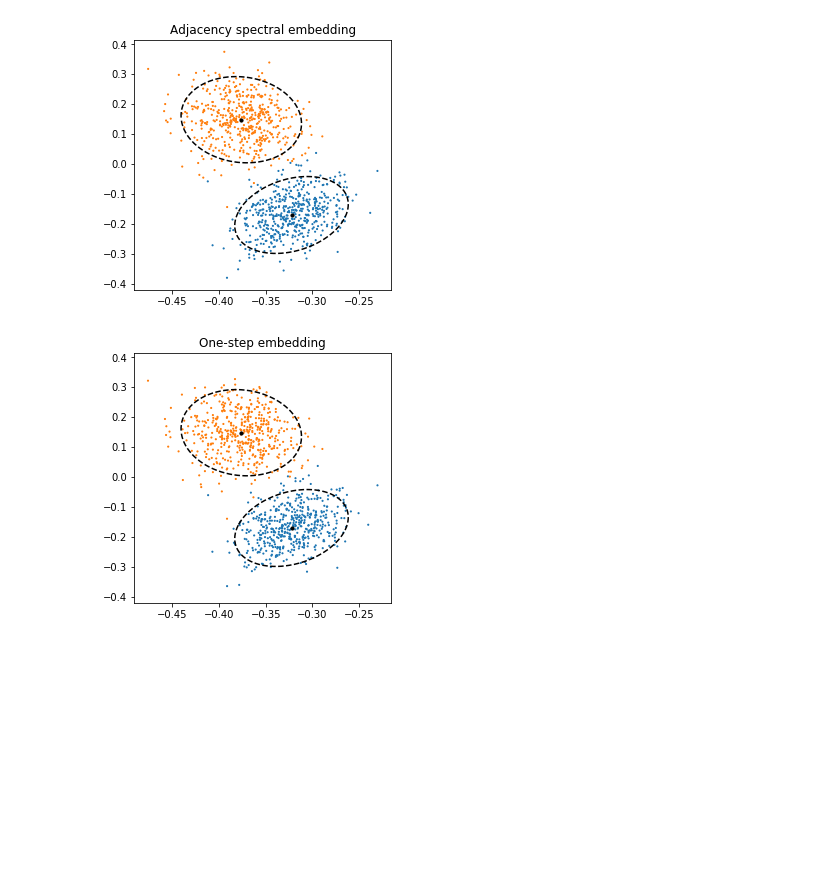
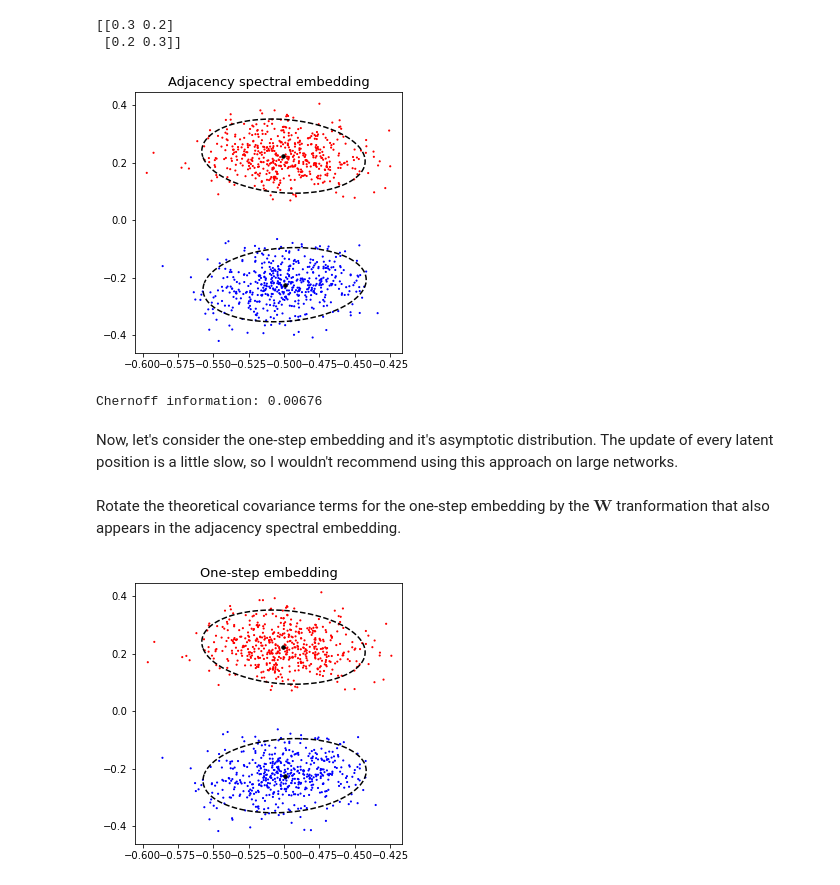
Before and after one commit to iggallagher/Miscellaneous, a Jupyter notebook: One-step Embedding.ipynb, the cells around one changed output. Saved outputs shown, nothing was run; the diff lists cells and outputs as text; code cells hidden in the pictures; blank space fills up the shorter version.

Commit message:
Examples from one-step embedding paper

```diff
--- a/One-step Embedding.ipynb
+++ b/One-step Embedding.ipynb
@@ -152,16 +73,40 @@ XA, XC, SigmaXCs, Ipq, L = embed(A, B, C, Z, pi)
+# %%
+K = 2
+n = 1000
+pi = np.repeat(1/K, K)
+
+p = 0.3; q = 0.2
+B = np.array([[p, q],
+              [q, p]])
+print(B)
+# %% [output]
+[[0.3 0.2]
+ [0.2 0.3]]
+# %%
+A, Z = se.generate_SBM(n, B, pi)
+Zcol = [[(1.0,0.0,0.0),(0.0,0.0,1.0)][z] for z in Z]
+# %%
+XA = se.ASE(A, K)
+X, SigmaX = se.SBM_distbn(A, B, Z, pi, K)
 # %%
-fig, ax = plt.subplots(1, 1, figsize=(4.6,4.6))
+fig, ax = plt.subplots(1, 1, figsize=(4.8,4.8))
 
 ax.scatter(XA[:,0], XA[:,1], marker='.', s=5, c=Zcol)
-ax.scatter(XC[:,0], XC[:,1], marker='o', s=10, c='black')
-ax.set_title('Adjacency spectral embedding')
+ax.scatter(X[:,0], X[:,1], marker='o', s=12, c='black')
+ax.set_title('Adjacency spectral embedding', fontsize=13)
+
+for i in range(K):
+    ellipse = se.gaussian_ellipse(X[i], SigmaX[i][0:2,0:2]/n)
+    ax.plot(ellipse[0],ellipse[1],'--', color='black')
 
 # Save limits for later use
 xlim = ax.get_xlim()
-ylim = ax.get_ylim()
-
-for i in range(K):
-    ellipse = gaussian_ellipse(XC[i], SigmaXCs[i][0:2,0:2]/n)
-    ax.plot(ellipse[0],ellipse[1],'--', color='black')
+ylim = ax.get_ylim();
 # %% [output]
-[figure, old version]
+[figure, new version]
+# %%
+print('Chernoff information:', np.round(se.chernoff(X, SigmaX), 5))
+# %% [output]
+Chernoff information: 0.00676
+# %% [markdown]
+Now, let's consider the one-step embedding and it's asymptotic distribution. The update of every latent position is a little slow, so I wouldn't recommend using this approach on large networks.
@@ -168 +116,3 @@ for i in range(K):
+# %% [markdown]
+Rotate the theoretical covariance terms for the one-step embedding by the $\textbf{W}$ tranformation that also appears in the adjacency spectral embedding.
 # %%
@@ -176,16 +124,16 @@ for i in range(K):
 # %%
-fig, ax = plt.subplots(1, 1, figsize=(4.6,4.6))
+fig, ax = plt.subplots(1, 1, figsize=(4.8,4.8))
 
 ax.scatter(X1[:,0], X1[:,1], marker='.', s=5, c=Zcol)
-ax.scatter(XC[:,0], XC[:,1], marker='o', s=10, c='black')
-ax.set_title('One-step embedding')
+ax.scatter(X[:,0], X[:,1], marker='o', s=12, c='black')
+ax.set_title('One-step embedding', fontsize=13)
+
+for i in range(K):
+    ellipse = se.gaussian_ellipse(X[i], SigmaG[i][0:2,0:2]/n)
+    ax.plot(ellipse[0],ellipse[1],'--', color='black')
 
 # Use previous limits as we often get extreme one-step embedding values
 ax.set_xlim(xlim)
-ax.set_ylim(ylim)
-
-for i in range(K):
-    ellipse = gaussian_ellipse(XC[i], SigmaGs[i][0:2,0:2]/n)
-    ax.plot(ellipse[0],ellipse[1],'--', color='black')
+ax.set_ylim(ylim);
 # %% [output]
-[figure, old version]
+[figure, new version]
```
Also changed, not shown: parts of 40 cells of this notebook.
